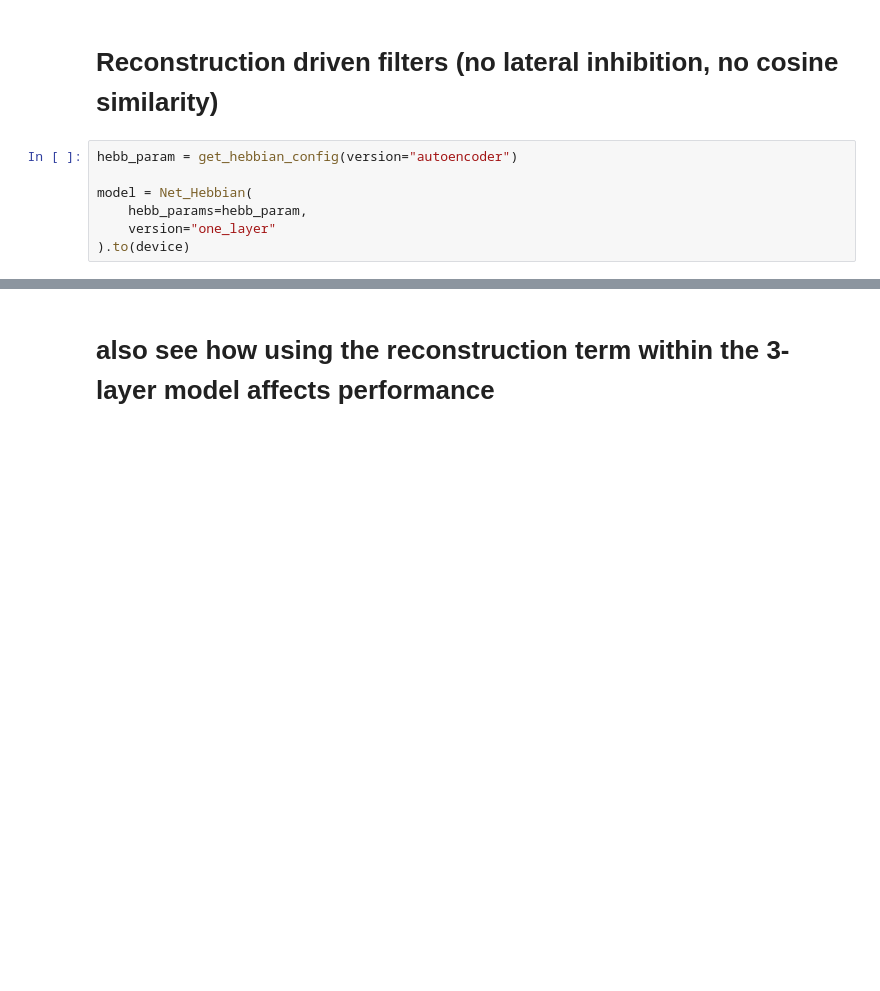
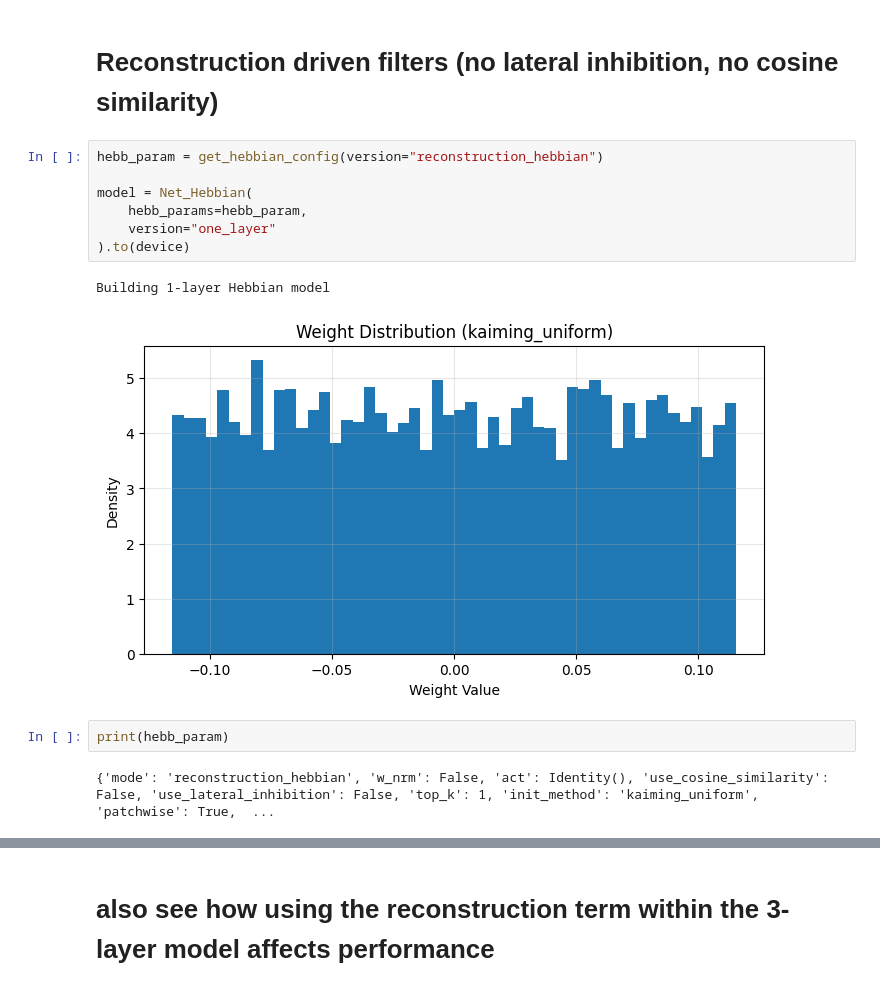
Before and after one commit to henrybattley/hebbian_cnn_experiments, a Jupyter notebook: Hebbian_Code/hebbian_experiments.ipynb, the cells around one changed output, grey strips where cells are left out. Cells and saved outputs as stored; diff of their text form; blank space fills up the shorter version.

```diff
--- a/Hebbian_Code/hebbian_experiments.ipynb
+++ b/Hebbian_Code/hebbian_experiments.ipynb
@@ -1773,9 +2135,16 @@ Best test accuracy: 64.93 ± 0.32%
 # %% [markdown]
 # Reconstruction driven filters (no lateral inhibition, no cosine similarity)
 # %%
-hebb_param = get_hebbian_config(version="autoencoder")
+hebb_param = get_hebbian_config(version="reconstruction_hebbian")
 
 model = Net_Hebbian(
     hebb_params=hebb_param,
     version="one_layer"
 ).to(device)
+# %% [output]
+Building 1-layer Hebbian model
+[figure, added]
+# %%
+print(hebb_param)
+# %% [output]
+{'mode': 'reconstruction_hebbian', 'w_nrm': False, 'act': Identity(), 'use_cosine_similarity': False, 'use_lateral_inhibition': False, 'top_k': 1, 'init_method': 'kaiming_uniform', 'patchwise': True,  ...
```
Also changed, not shown: parts of 71 cells of this notebook, 2 other files.
